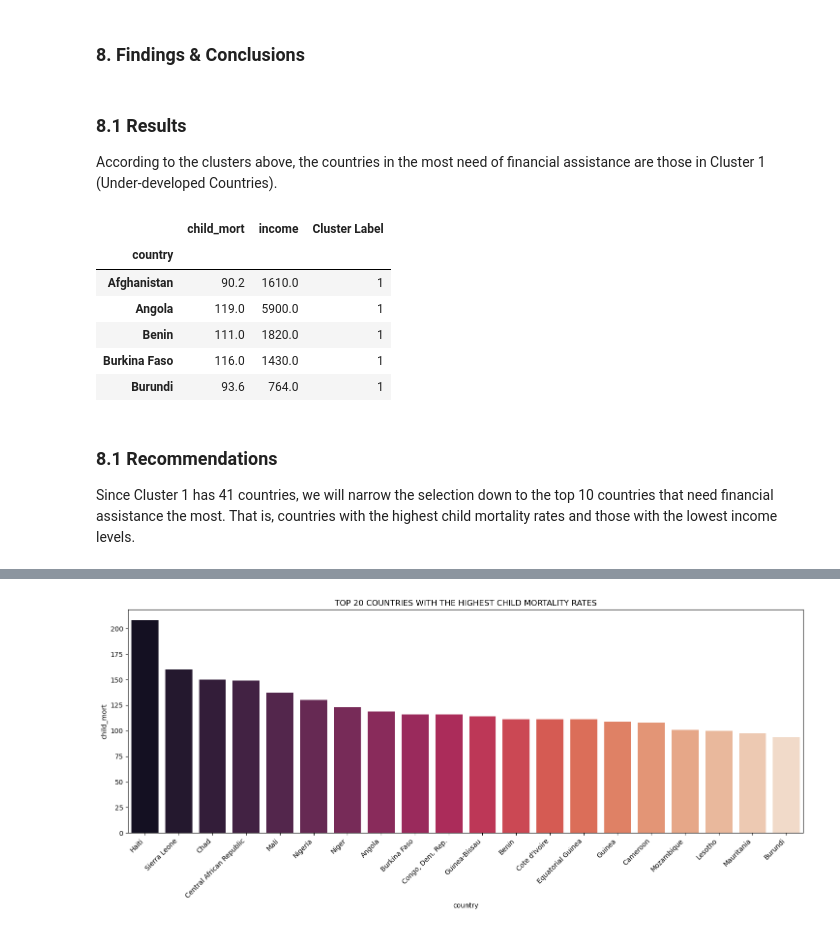
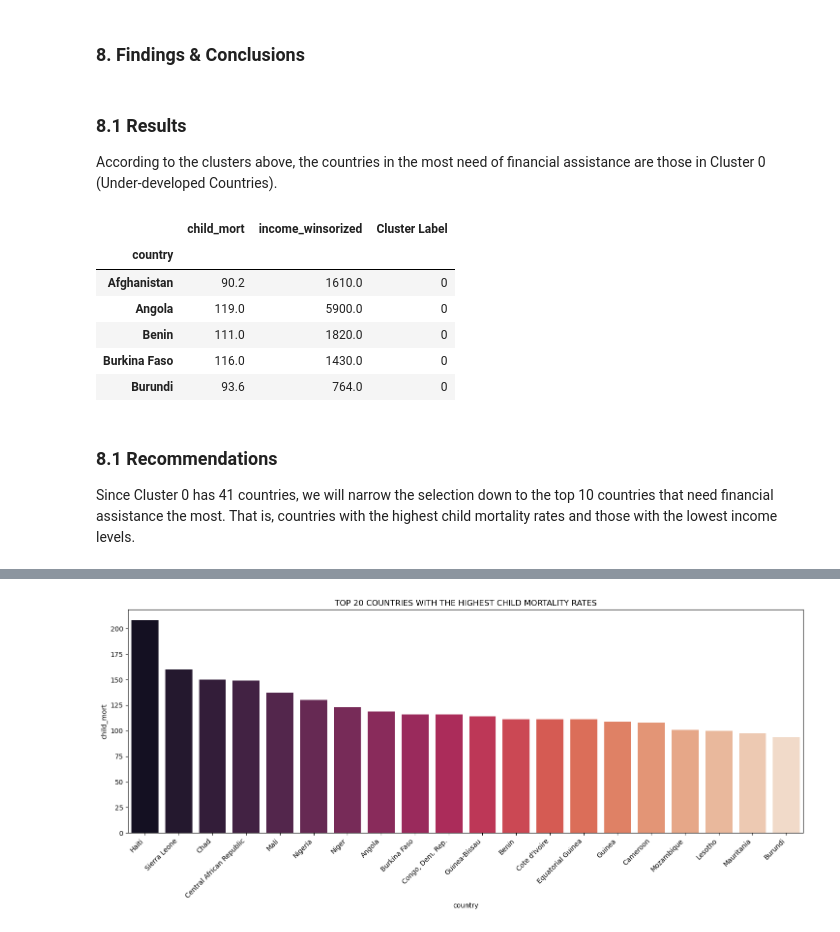
Before and after one commit to Janice-Afi/Help-International-Clustering-Project, a Jupyter notebook: HELP INTERNATIONAL.ipynb, the cells around one changed output, grey strips where cells are left out. Cells and saved outputs as stored; diff of their text form; code cells hidden in the pictures.

```diff
--- a/HELP INTERNATIONAL.ipynb
+++ b/HELP INTERNATIONAL.ipynb
@@ -337,3 +325,0 @@ Total number of rows getting capped for income :  7
-# %%
-country_df['income'][country_df['income']>max_income]=max_income
-country_df.income.max()
@@ -341,0 +326,6 @@ country_df.income.max()
+# %%
+# Determine the 95th percentile (upper bound)
+upper_bound = np.percentile(country_df['income'], 95)
+# %%
+# Apply winsorization: Cap only the upper extreme values
+country_df['income_winsorized'] = np.where(country_df['income'] > upper_bound, upper_bound, country_df['income'])
@@ -361,5 +364,5 @@ df = country_df[['country','child_mort','income']]
 # %%
-cluster_df = country_df[['country','child_mort','income']].set_index('country')
+cluster_df = country_df[['country','child_mort','income_winsorized']].set_index('country')
 features = cluster_df.columns
 cluster_df
 # %% [output]
@@ -528,19 +532,19 @@ plt.show()
 # %% [markdown]
 ### 8.1 Results<a class="anchor" id="RS"></a>
 
-   According to the clusters above, the countries in the most need of financial assistance are those in Cluster 1 (Under-developed Countries).
+   According to the clusters above, the countries in the most need of financial assistance are those in Cluster 0 (Under-developed Countries).
 # %%
-Underdeveloped = cluster_df[cluster_df['Cluster Label'] == 1]
+Underdeveloped = cluster_df[cluster_df['Cluster Label'] == 0]
 Underdeveloped.head(5)
 # %% [output]
-|  | child_mort | income | Cluster Label |
+|  | child_mort | income_winsorized | Cluster Label |
 | country |  |  |  |
-| Afghanistan | 90.2 | 1610.0 | 1 |
-| Angola | 119.0 | 5900.0 | 1 |
-| Benin | 111.0 | 1820.0 | 1 |
-| Burkina Faso | 116.0 | 1430.0 | 1 |
-| Burundi | 93.6 | 764.0 | 1 |
+| Afghanistan | 90.2 | 1610.0 | 0 |
+| Angola | 119.0 | 5900.0 | 0 |
+| Benin | 111.0 | 1820.0 | 0 |
+| Burkina Faso | 116.0 | 1430.0 | 0 |
+| Burundi | 93.6 | 764.0 | 0 |
 # %% [markdown]
 ### 8.1 Recommendations<a class="anchor" id="RM"></a>
 
-   Since Cluster 1 has 41 countries, we will narrow the selection down to the top 10 countries that need financial assistance the most. That is, countries with the highest child mortality rates and those with the lowest income levels.
+   Since Cluster 0 has 41 countries, we will narrow the selection down to the top 10 countries that need financial assistance the most. That is, countries with the highest child mortality rates and those with the lowest income levels.
```
Also changed, not shown: parts of 29 cells of this notebook.
